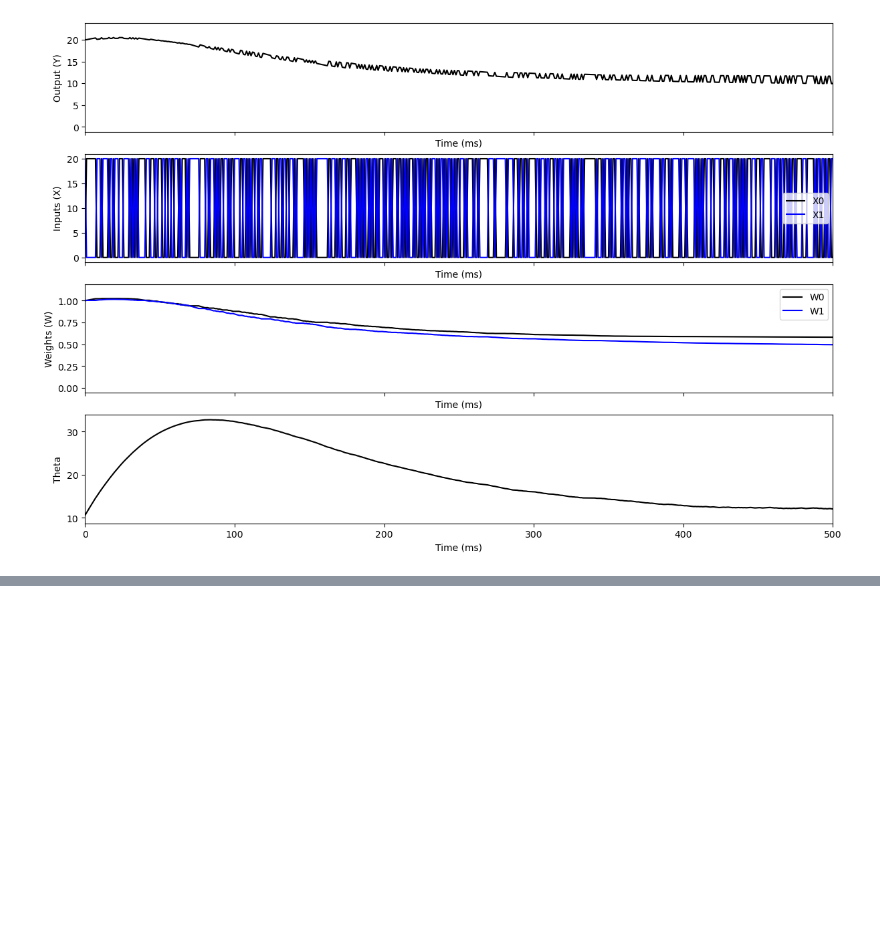
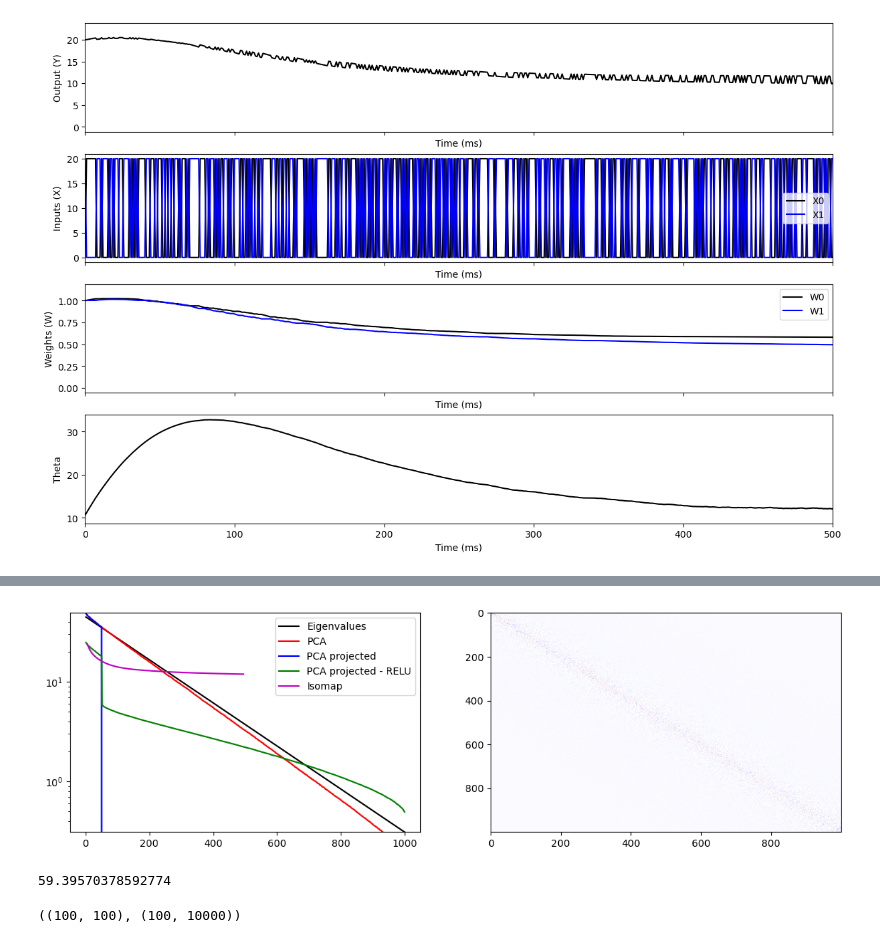
Before and after one commit to landoskape/mcn2024-psets, a Jupyter notebook: pset2/part3.ipynb, the cells around one changed output, grey strips where cells are left out. Drawn from its saved outputs; the diff is of its cells as text; code cells hidden in the pictures; blank space fills up the shorter version.

```diff
--- a/pset2/part3.ipynb
+++ b/pset2/part3.ipynb
@@ -148,0 +209,23 @@ plt.show()
+# %%
+fig, ax = plt.subplots(1, 2, figsize=(14, 4))
+ax[0].plot(range(1, N+1), sglvals, c='k', label="Eigenvalues")
+ax[0].plot(range(1, N+1), pca_full.singular_values_, c='r', label="PCA")
+ax[0].plot(range(1, N+1), pca_projected.singular_values_, c='b', label="PCA projected")
+ax[0].plot(range(1, N+1), pca_projected_positive.singular_values_, c='g', label="PCA projected - RELU")
+ax[0].plot(num_iso, rerror, c='m', label="Isomap")
+ax[0].legend()
+# ax[0].set_xscale('log')
+ax[0].set_yscale('log')
+ax[0].set_ylim(sglvals.min(), sglvals.max()*1.1)
+ax[1].imshow(eigvectors.T @ pca_full.components_.T, cmap='bwr', aspect='auto')
+plt.show()
+# %% [output]
+[figure, added]
+# %%
+iso.reconstruction_error()
+# %% [output]
+59.39570378592774
+# %%
+eigvectors.shape, pca.components_.shape
+# %% [output]
+((100, 100), (100, 10000))
```
Also changed, not shown: parts of 3 cells of this notebook, 2 other files.
